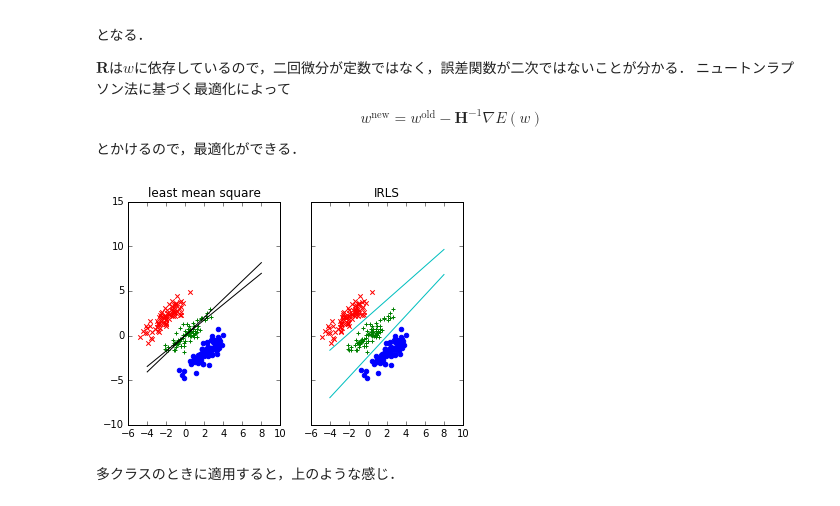
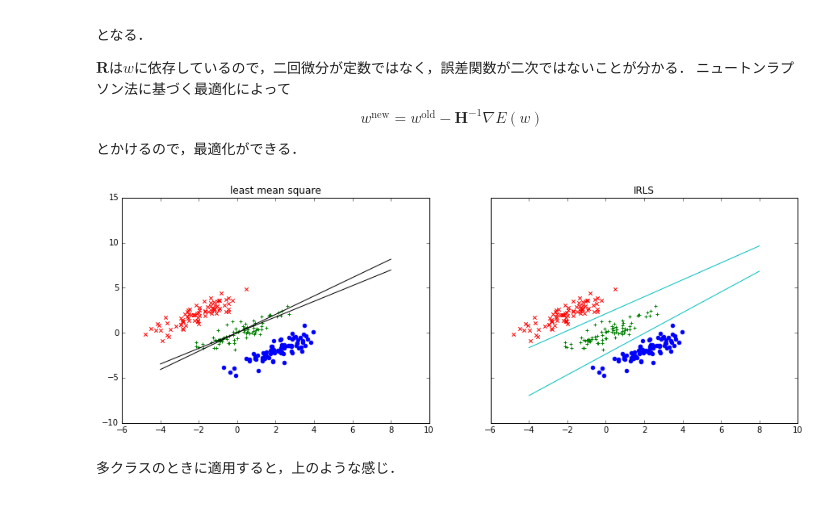
Before and after one commit to eisoku9618/kuroiwa_demos, a Jupyter notebook: PRML/chapter04.ipynb, the cells around one changed output. Cells and saved outputs as stored; diff of their text form; code cells hidden in the pictures.

Commit message:
[PRML/chapter04.ipynb] set graph size

```diff
--- a/PRML/chapter04.ipynb
+++ b/PRML/chapter04.ipynb
@@ -266,6 +266,7 @@ if __name__ == "__main__":
     blue_new = np.vstack((blue, blue_out))
 
     # figure
+    matplotlib.pyplot.rcParams['figure.figsize'] = (15.0, 10.0)
     f, (ax) = matplotlib.pyplot.subplots(1, 2, sharex=True, sharey=True)
 
     # plot
@@ -435,33 +436,34 @@ def my_plot(red, blue, green, axes):
                  [-1 * ((W_IRLS[0][2] - W_IRLS[0][1]) * 1 + (W_IRLS[1][2] - W_IRLS[1][1]) * x) / (W_IRLS[2][2] - W_IRLS[2][1]) for x in x_line],
                  'c-')
     for ax, title in zip(axes, ["least mean square", "IRLS"]):
         ax.scatter(red[:, 0], red[:, 1], color='r', marker='x')
         ax.scatter(blue[:, 0], blue[:, 1], color='b', marker='o')
         ax.scatter(green[:, 0], green[:, 1], color='g', marker='+')
         ax.set_title(title)
 
 if __name__ == "__main__":
     # sumple data
     ## setting
     mu_red   = [-2.0,  2.0]
     mu_blue  = [ 2.0, -2.0]
     mu_green = [ 0.0,  0.0]
     cov = [[1.2, 1.0],
            [1.0, 1.2]]
     data_num = 80
     ## generate
     np.random.seed(0)
     red   = np.random.multivariate_normal(mu_red,   cov, data_num)
     blue  = np.random.multivariate_normal(mu_blue,  cov, data_num)
     green = np.random.multivariate_normal(mu_green, cov, data_num)
 
     # figure
+    matplotlib.pyplot.rcParams['figure.figsize'] = (15.0, 5.0)
     f, (ax) = matplotlib.pyplot.subplots(1, 2, sharex=True, sharey=True)
 
     # plot
     my_plot(red, blue, green, ax)
     matplotlib.pyplot.show()
 # %% [output]
-[figure, old version]
+[figure, new version]
 # %% [markdown]
 多クラスのときに適用すると，上のような感じ．
```
Also changed, not shown: parts of 1 cell of this notebook.
